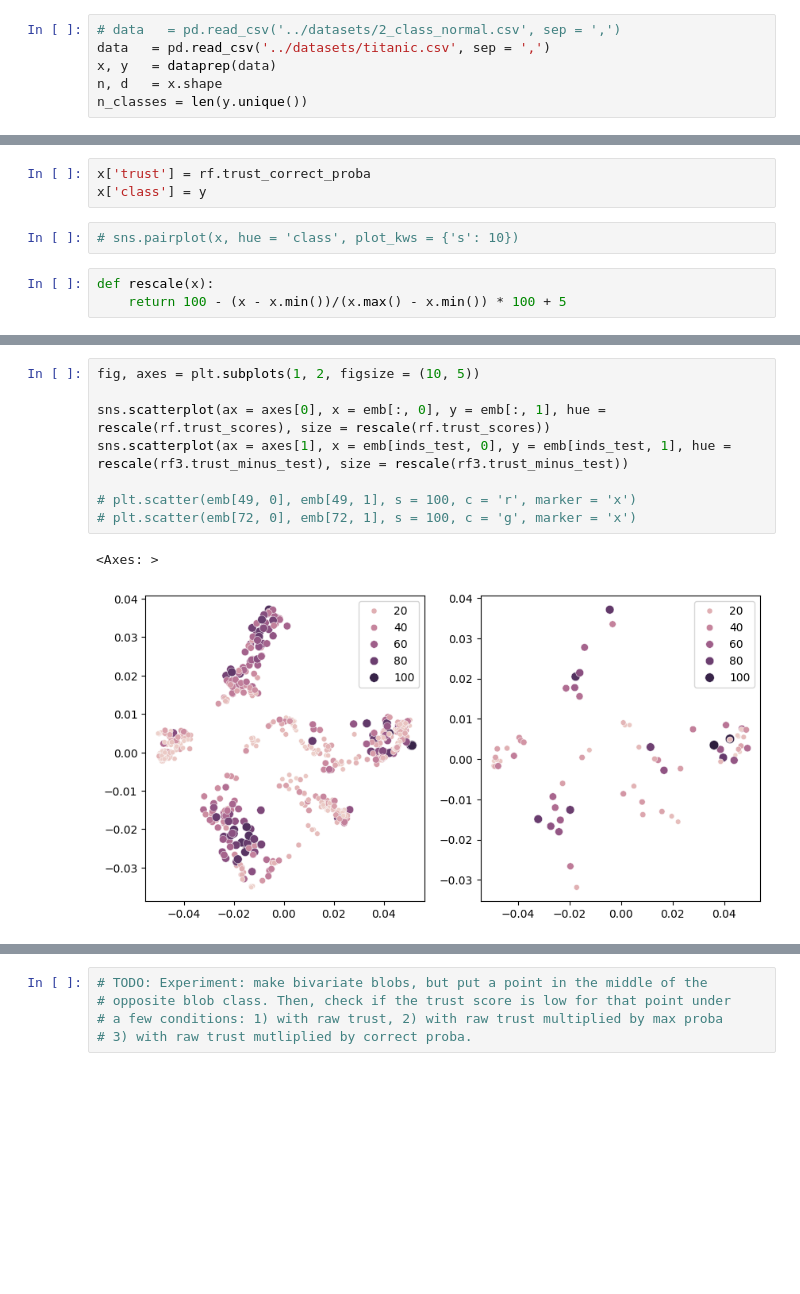
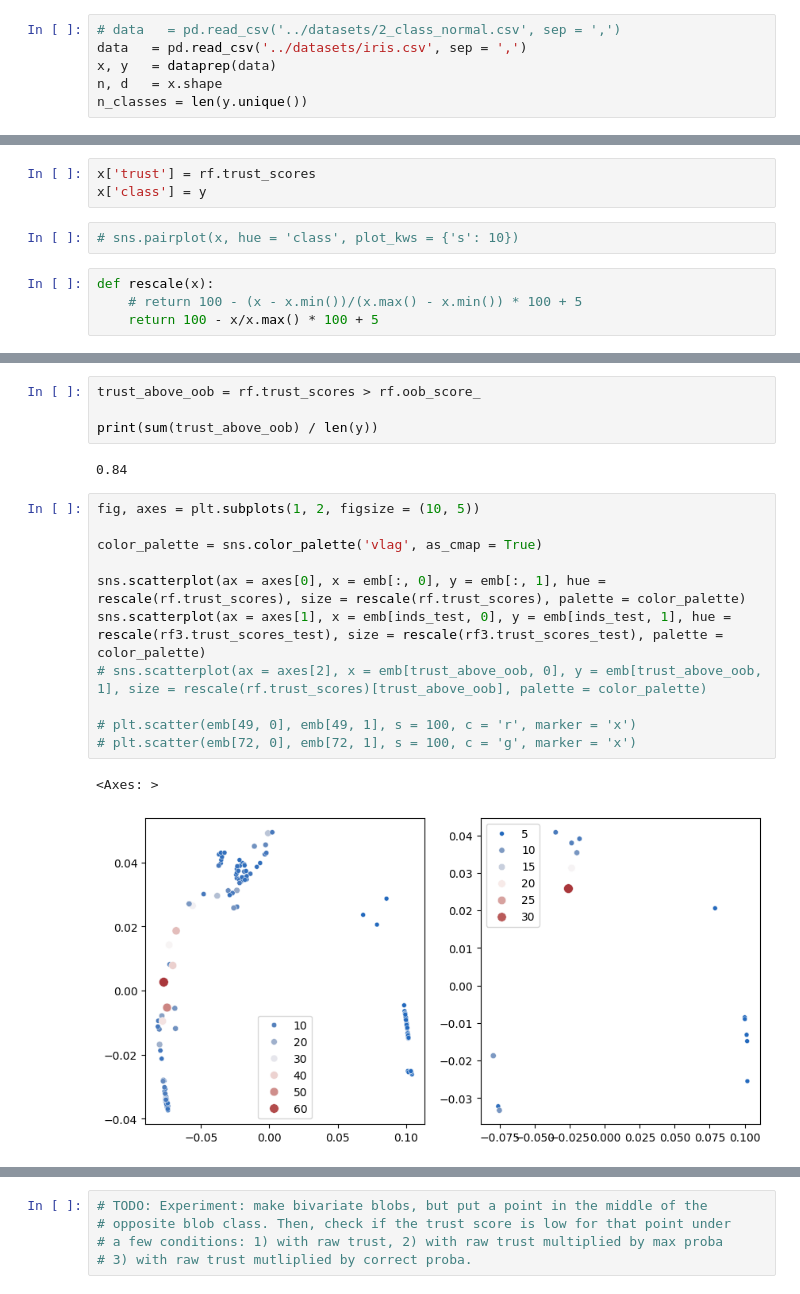
Before and after one commit to jakerhodes/RF-GAP-Python, a Jupyter notebook: test_trust.ipynb, the cells around one changed output, grey strips where cells are left out. Drawn from its saved outputs; the diff is of its cells as text; blank space fills up the shorter version.

```diff
--- a/test_trust.ipynb
+++ b/test_trust.ipynb
@@ -19,7 +19,7 @@ from sklearn.model_selection import train_test_split
 # x = dataprep(x, label_col_idx = None, scale = None)
 # %%
 # data   = pd.read_csv('../datasets/2_class_normal.csv', sep = ',')
-data   = pd.read_csv('../datasets/titanic.csv', sep = ',')
+data   = pd.read_csv('../datasets/iris.csv', sep = ',')
 x, y   = dataprep(data)
 n, d   = x.shape
 n_classes = len(y.unique())
@@ -65,11 +58,12 @@ sns.histplot(trust_scores)
 # %%
-x['trust'] = rf.trust_correct_proba
+x['trust'] = rf.trust_scores
 x['class'] = y
 # %%
 # sns.pairplot(x, hue = 'class', plot_kws = {'s': 10})
 # %%
 def rescale(x):
-    return 100 - (x - x.min())/(x.max() - x.min()) * 100 + 5
+    # return 100 - (x - x.min())/(x.max() - x.min()) * 100 + 5
+    return 100 - x/x.max() * 100 + 5
 # %%
 phate_op = PHATE(knn_dist = 'precomputed')
 emb = phate_op.fit_transform(prox2)
@@ -106,11 +100,20 @@ plt.scatter(emb[483, 0], emb[483, 1], s = 100, c = 'r', marker = 'x')
+# %%
+trust_above_oob = rf.trust_scores > rf.oob_score_
+
+print(sum(trust_above_oob) / len(y))
+# %% [output]
+0.84
 # %%
 fig, axes = plt.subplots(1, 2, figsize = (10, 5))
 
-sns.scatterplot(ax = axes[0], x = emb[:, 0], y = emb[:, 1], hue = rescale(rf.trust_scores), size = rescale(rf.trust_scores))
-sns.scatterplot(ax = axes[1], x = emb[inds_test, 0], y = emb[inds_test, 1], hue = rescale(rf3.trust_minus_test), size = rescale(rf3.trust_minus_test))
+color_palette = sns.color_palette('vlag', as_cmap = True)
+
+sns.scatterplot(ax = axes[0], x = emb[:, 0], y = emb[:, 1], hue = rescale(rf.trust_scores), size = rescale(rf.trust_scores), palette = color_palette)
+sns.scatterplot(ax = axes[1], x = emb[inds_test, 0], y = emb[inds_test, 1], hue = rescale(rf3.trust_scores_test), size = rescale(rf3.trust_scores_test), palette = color_palette)
+# sns.scatterplot(ax = axes[2], x = emb[trust_above_oob, 0], y = emb[trust_above_oob, 1], size = rescale(rf.trust_scores)[trust_above_oob], palette = color_palette)
 
 # plt.scatter(emb[49, 0], emb[49, 1], s = 100, c = 'r', marker = 'x')
 # plt.scatter(emb[72, 0], emb[72, 1], s = 100, c = 'g', marker = 'x')
 # %% [output]
 <Axes: >
-[figure, old version]
+[figure, new version]
```
Also changed, not shown: parts of 37 cells of this notebook, 2 other files.
